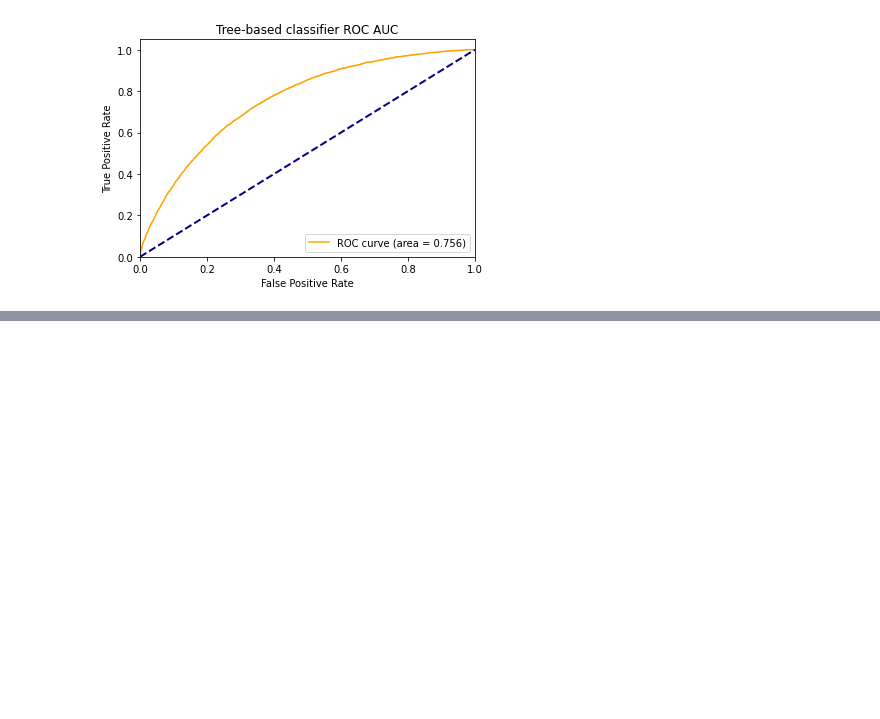
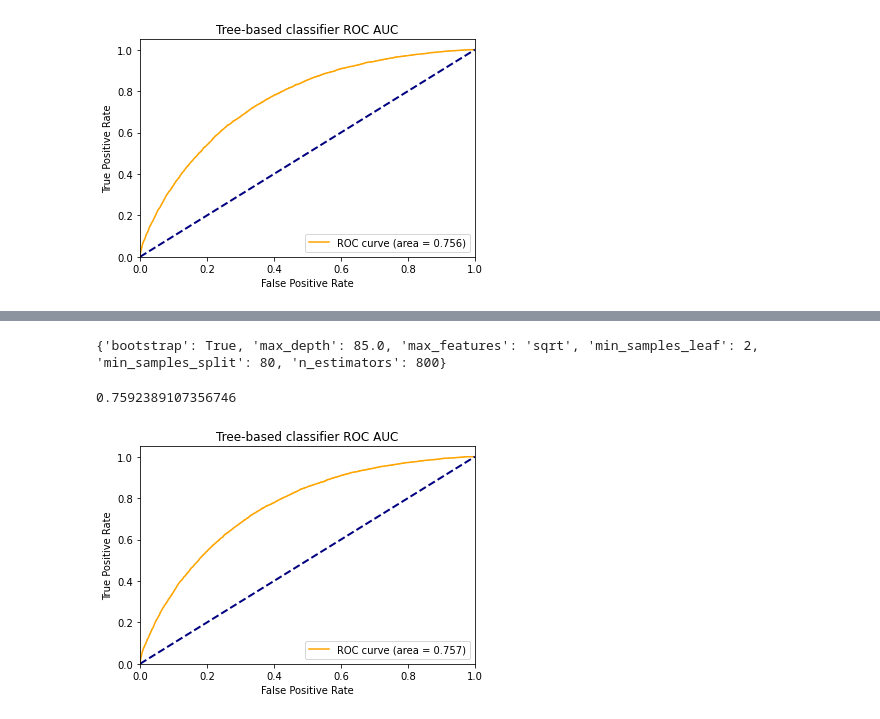
Before and after one commit to GlebsterHD/Tinkoff_DS_challenge, a Jupyter notebook: Trees_research.ipynb, the cells around one changed output, grey strips where cells are left out. Cells and saved outputs as stored; diff of their text form; code cells hidden in the pictures; blank space fills up the shorter version.

Commit message:
Update Trees_research.ipynb
added opt for trees

```diff
--- a/Trees_research.ipynb
+++ b/Trees_research.ipynb
@@ -286,9 +286,9 @@ tree_metrics
 # %%
 rf_grid = {
-    'n_estimators': np.arange(900, 1000, 100),
+    'n_estimators': np.arange(700, 1000, 100),
     'max_features': ['sqrt'],
     'max_depth': np.append(np.linspace(75, 90, 4), [None]),
-    'min_samples_split': [40, 50, 60],
+    'min_samples_split': [80, 90, 100],
     'min_samples_leaf': [1, 2, 4],
     'bootstrap': [True]
 }
@@ -316,3 +327,9 @@ Fitting 3 folds for each of 45 candidates, totalling 135 fits
 # %%
 RF_best_params_2 = rf_tuned_2.best_params_
 print(RF_best_params_2)
+# %% [output]
+{'bootstrap': True, 'max_depth': 85.0, 'max_features': 'sqrt', 'min_samples_leaf': 2, 'min_samples_split': 80, 'n_estimators': 800}
+# %%
+rf_tuned_2.best_score_
+# %% [output]
+0.7592389107356746
@@ -318,0 +350,11 @@ print(RF_best_params_2)
+# %%
+tuned_RF_2 = make_tree_classifier(x_train=X_train,
+                                y_train=y_train,
+                                x_valid=X_valid,
+                                y_valid=y_valid,
+                                results_df=tree_metrics,
+                                model_name='tuned_RF_2',
+                                model_type='RF',
+                                parameters=RF_best_params_2)
+# %% [output]
+[figure, added]
```
Also changed, not shown: parts of 6 cells of this notebook.
